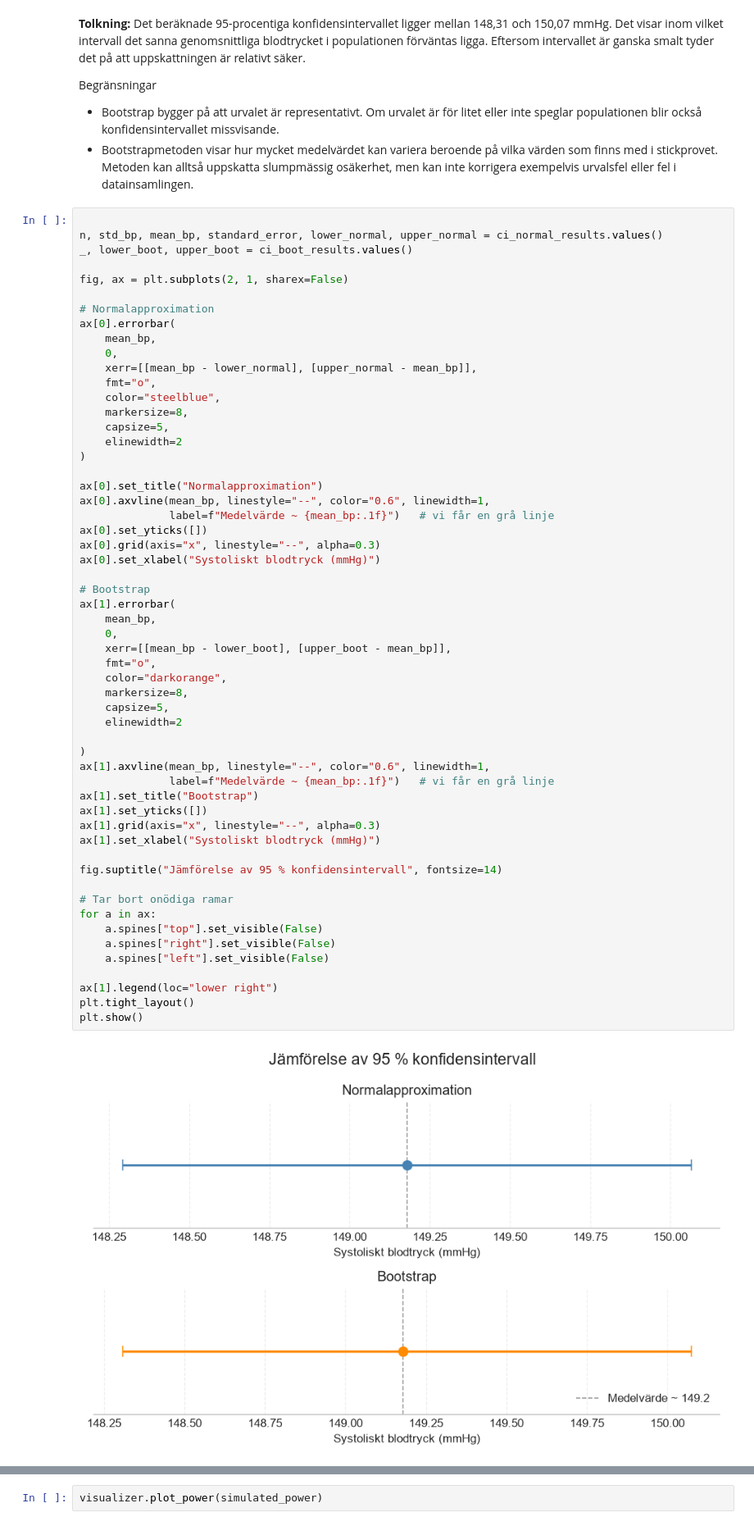
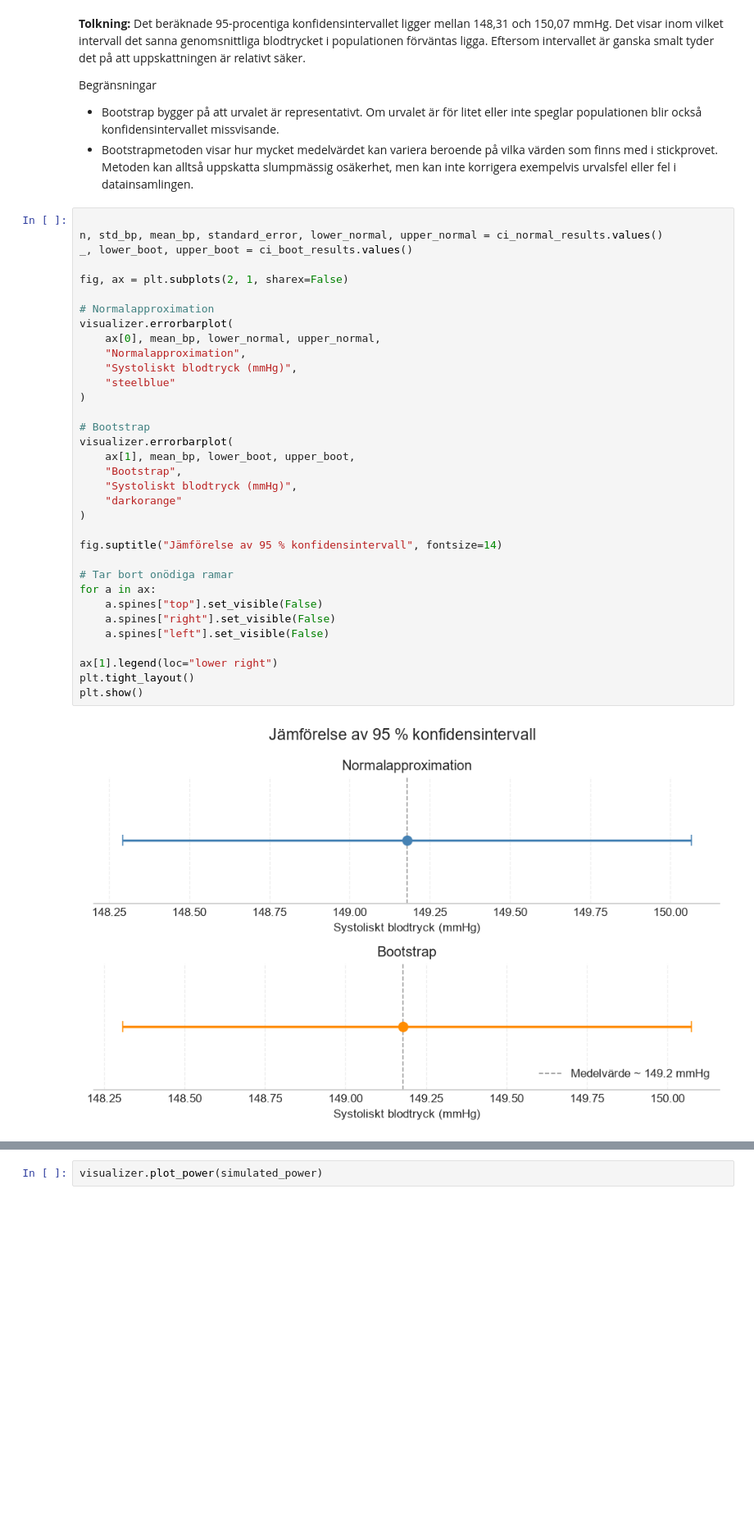
Before and after one commit to kape-code/health-study, a Jupyter notebook: report.ipynb, the cells around one changed output, grey strips where cells are left out. Shown at 82% size. Cells and saved outputs as stored; diff of their text form; blank space fills up the shorter version.

Commit message:
Refactor graphs

```diff
--- a/report.ipynb
+++ b/report.ipynb
@@ -668,61 +708,39 @@ Begränsningar
 # %%
 
 n, std_bp, mean_bp, standard_error, lower_normal, upper_normal = ci_normal_results.values()
 _, lower_boot, upper_boot = ci_boot_results.values()
 
 fig, ax = plt.subplots(2, 1, sharex=False)
 
 # Normalapproximation
-ax[0].errorbar(
-    mean_bp,
-    0,
-    xerr=[[mean_bp - lower_normal], [upper_normal - mean_bp]],
-    fmt="o",
-    color="steelblue",
-    markersize=8,
-    capsize=5,
-    elinewidth=2
+visualizer.errorbarplot(
+    ax[0], mean_bp, lower_normal, upper_normal,
+    "Normalapproximation",
+    "Systoliskt blodtryck (mmHg)",
+    "steelblue"
 )
 
-ax[0].set_title("Normalapproximation")
-ax[0].axvline(mean_bp, linestyle="--", color="0.6", linewidth=1,
-              label=f"Medelvärde ~ {mean_bp:.1f}")   # vi får en grå linje
-ax[0].set_yticks([])
-ax[0].grid(axis="x", linestyle="--", alpha=0.3)
-ax[0].set_xlabel("Systoliskt blodtryck (mmHg)")
-
 # Bootstrap
-ax[1].errorbar(
-    mean_bp,
-    0,
-    xerr=[[mean_bp - lower_boot], [upper_boot - mean_bp]],
-    fmt="o",
-    color="darkorange",
-    markersize=8,
-    capsize=5,
-    elinewidth=2
-
+visualizer.errorbarplot(
+    ax[1], mean_bp, lower_boot, upper_boot,
+    "Bootstrap",
+    "Systoliskt blodtryck (mmHg)",
+    "darkorange"
 )
-ax[1].axvline(mean_bp, linestyle="--", color="0.6", linewidth=1,
-              label=f"Medelvärde ~ {mean_bp:.1f}")   # vi får en grå linje
-ax[1].set_title("Bootstrap")
-ax[1].set_yticks([])
-ax[1].grid(axis="x", linestyle="--", alpha=0.3)
-ax[1].set_xlabel("Systoliskt blodtryck (mmHg)")
 
 fig.suptitle("Jämförelse av 95 % konfidensintervall", fontsize=14)
 
 # Tar bort onödiga ramar
 for a in ax:
     a.spines["top"].set_visible(False)
     a.spines["right"].set_visible(False)
     a.spines["left"].set_visible(False)
 
 ax[1].legend(loc="lower right")
 plt.tight_layout()
 plt.show()
 # %% [output]
-[figure, old version]
+[figure, new version]
 # %%
 show_results("Medelvärde systoliskt blodtryck",
              {
```
Also changed, not shown: parts of 4 cells of this notebook.
